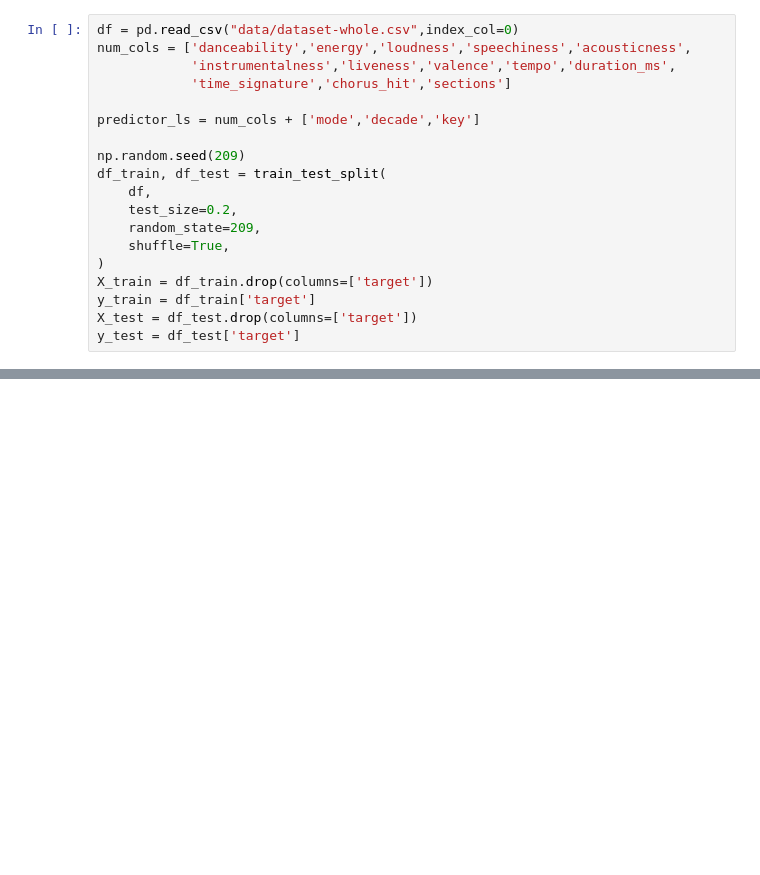
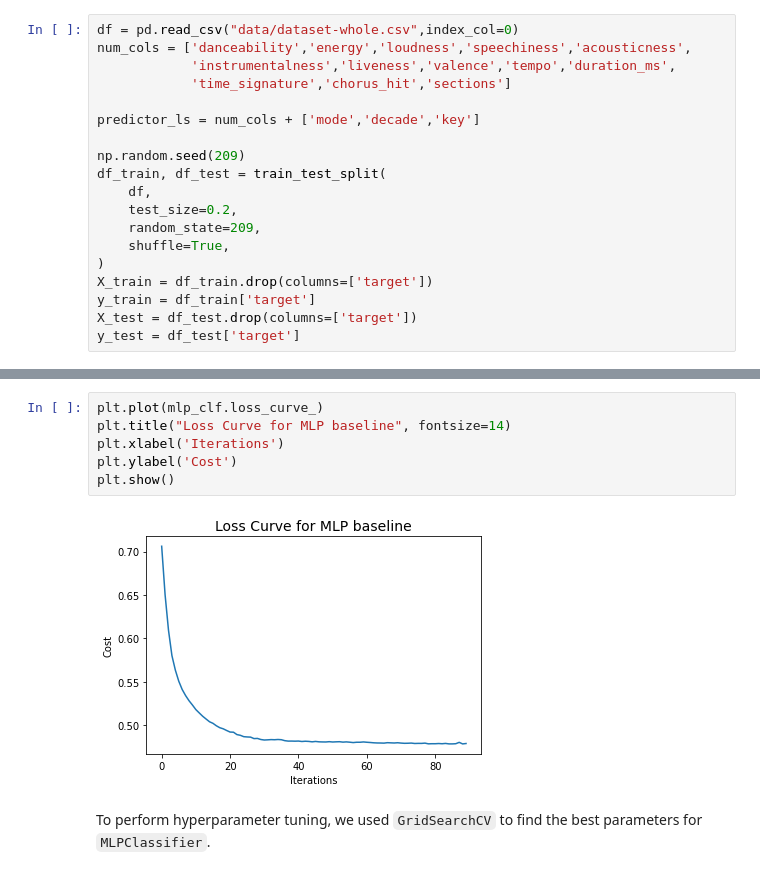
Before and after one commit to miaowu128/Spotify_Song_Hit_Prediction, a Jupyter notebook: mlp_results.ipynb, the cells around one changed output, grey strips where cells are left out. Cells and saved outputs as stored; diff of their text form; blank space fills up the shorter version.

```diff
--- a/mlp_results.ipynb
+++ b/mlp_results.ipynb
@@ -51,0 +94,10 @@ X_train_std
+# %%
+plt.plot(mlp_clf.loss_curve_)
+plt.title("Loss Curve for MLP baseline", fontsize=14)
+plt.xlabel('Iterations')
+plt.ylabel('Cost')
+plt.show()
+# %% [output]
+[figure, added]
+# %% [markdown]
+To perform hyperparameter tuning, we used `GridSearchCV` to find the best parameters for `MLPClassifier`.
```
Also changed, not shown: parts of 15 cells of this notebook.
